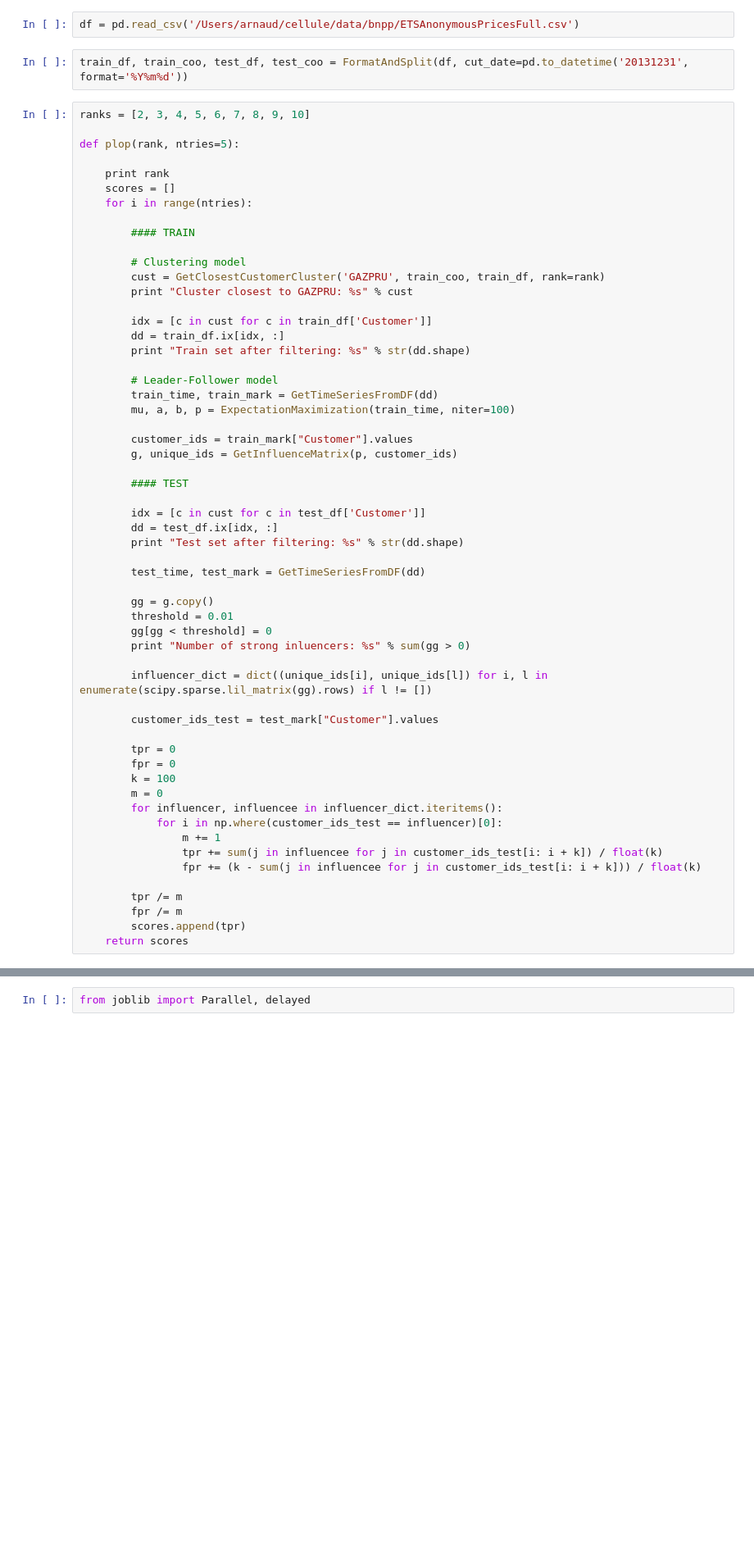
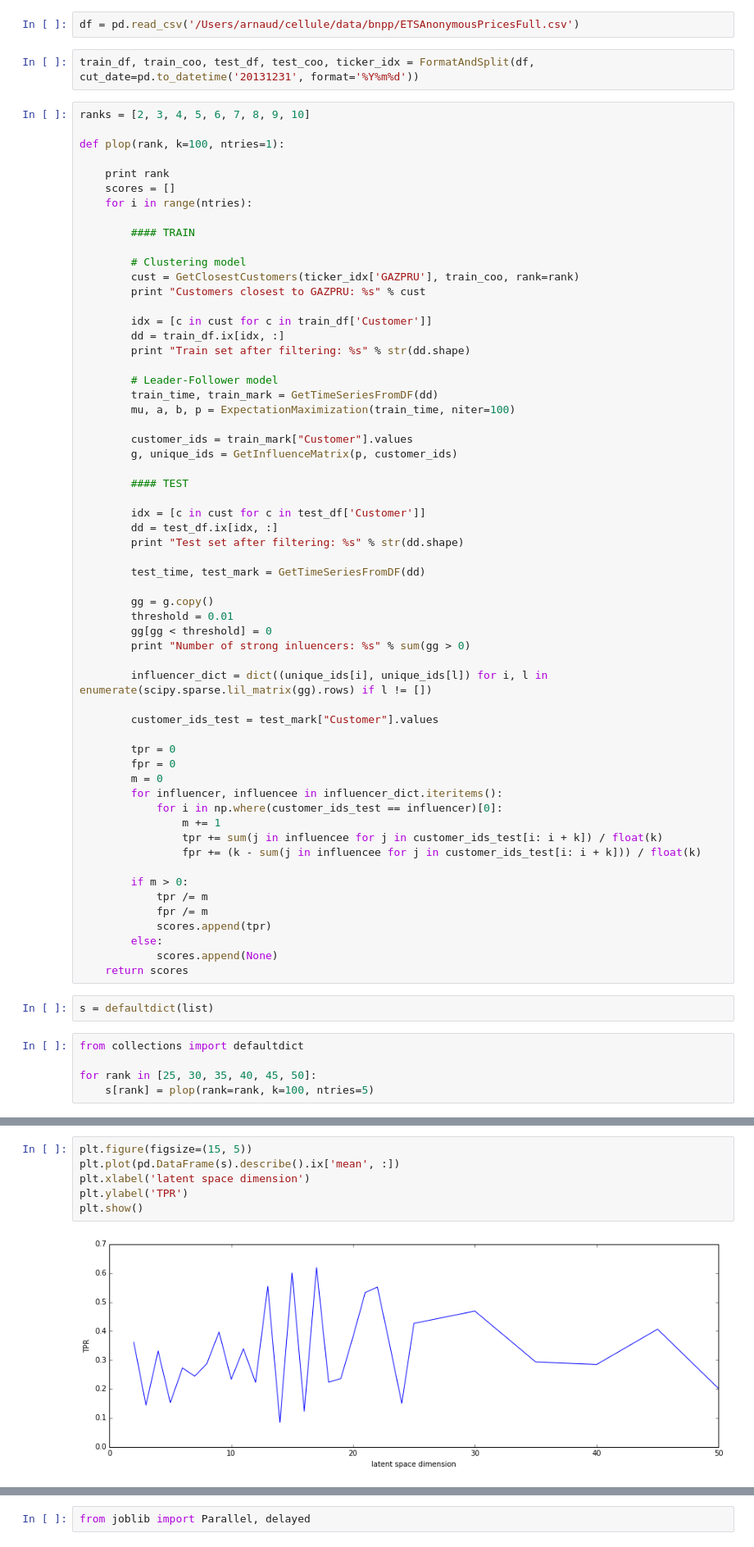
Before and after one commit to CompSquad/hawkes-clustering, a Jupyter notebook: cluster.ipynb, the cells around one changed output, grey strips where cells are left out. Shown at 82% size. Saved outputs shown, nothing was run; the diff lists cells and outputs as text; blank space fills up the shorter version.

Commit message:
TPR + Dim. latente.

```diff
--- a/cluster.ipynb
+++ b/cluster.ipynb
@@ -20,11 +20,11 @@ Populating the interactive namespace from numpy and matplotlib
 # %%
 df = pd.read_csv('/Users/arnaud/cellule/data/bnpp/ETSAnonymousPricesFull.csv')
 # %%
-train_df, train_coo, test_df, test_coo = FormatAndSplit(df, cut_date=pd.to_datetime('20131231', format='%Y%m%d'))
+train_df, train_coo, test_df, test_coo, ticker_idx = FormatAndSplit(df, cut_date=pd.to_datetime('20131231', format='%Y%m%d'))
 # %%
 ranks = [2, 3, 4, 5, 6, 7, 8, 9, 10]
 
-def plop(rank, ntries=5):
+def plop(rank, k=100, ntries=1):
 
     print rank
     scores = []
@@ -33,8 +33,8 @@ def plop(rank, ntries=5):
         #### TRAIN
 
         # Clustering model
-        cust = GetClosestCustomerCluster('GAZPRU', train_coo, train_df, rank=rank)
-        print "Cluster closest to GAZPRU: %s" % cust
+        cust = GetClosestCustomers(ticker_idx['GAZPRU'], train_coo, rank=rank)
+        print "Customers closest to GAZPRU: %s" % cust
 
         idx = [c in cust for c in train_df['Customer']]
         dd = train_df.ix[idx, :]
@@ -66,7 +66,6 @@ def plop(rank, ntries=5):
 
         tpr = 0
         fpr = 0
-        k = 100
         m = 0
         for influencer, influencee in influencer_dict.iteritems():
             for i in np.where(customer_ids_test == influencer)[0]:
@@ -74,7 +73,17 @@ def plop(rank, ntries=5):
                 tpr += sum(j in influencee for j in customer_ids_test[i: i + k]) / float(k)
                 fpr += (k - sum(j in influencee for j in customer_ids_test[i: i + k])) / float(k)
 
-        tpr /= m
-        fpr /= m
-        scores.append(tpr)
+        if m > 0:
+            tpr /= m
+            fpr /= m
+            scores.append(tpr)
+        else:
+            scores.append(None)
     return scores
+# %%
+s = defaultdict(list)
+# %%
+from collections import defaultdict
+
+for rank in [25, 30, 35, 40, 45, 50]:
+    s[rank] = plop(rank=rank, k=100, ntries=5)
@@ -80,0 +108,8 @@ def plop(rank, ntries=5):
+# %%
+plt.figure(figsize=(15, 5))
+plt.plot(pd.DataFrame(s).describe().ix['mean', :])
+plt.xlabel('latent space dimension')
+plt.ylabel('TPR')
+plt.show()
+# %% [output]
+[figure, added]
```
Also changed, not shown: parts of 3 cells of this notebook, 1 other file.
